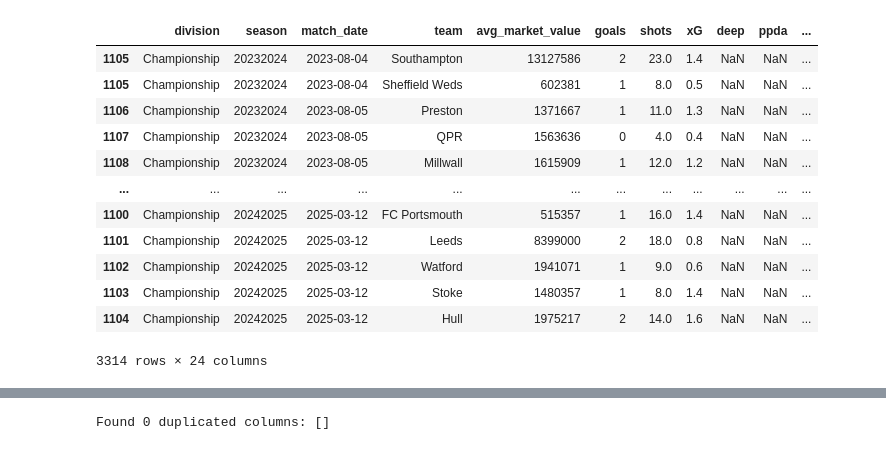
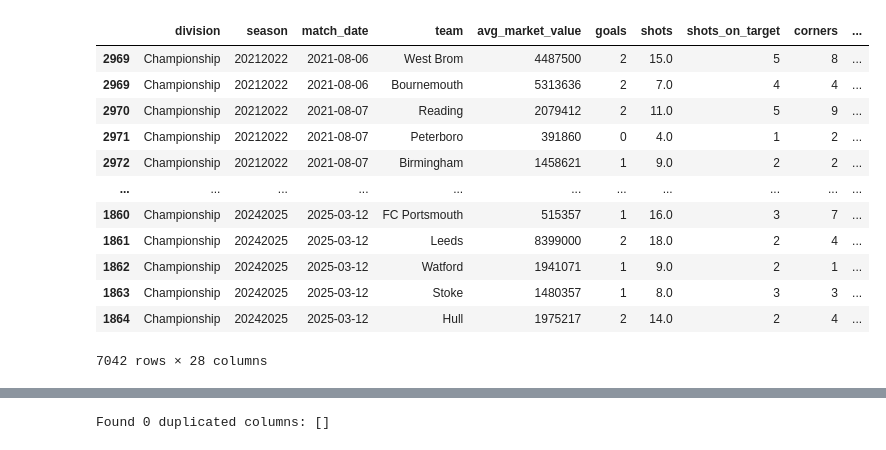
Before and after one commit to louis-porter/team-eval, a Jupyter notebook: ml/xgboost_model.ipynb, the cells around one changed output, grey strips where cells are left out. Saved outputs shown, nothing was run; the diff lists cells and outputs as text; code cells hidden in the pictures.

```diff
--- a/ml/xgboost_model.ipynb
+++ b/ml/xgboost_model.ipynb
@@ -33,7 +33,7 @@ def fetch_data(division, season):
         return pd.DataFrame()
 
 # Fetch data for all combinations
-seasons = ['2024_2025', '2023_2024']
+seasons = ['2024_2025', '2023_2024', '2022_2023', '2021_2022']
 divisions = ['Premier League', 'Championship']
 dataframes = []
 
@@ -68,42 +68,44 @@ df
 # %%
 # Separates out the home vs away and allows every team to have an individual row of data. Allows us to feature engineer home effect easier.
 home_df = df[["division", "season", "match_date",
-             "home_team", "home_avg_market_value", "home_goals", "home_shots", "home_xgoals",  "home_deep", "home_ppda", "home_red",
-             "away_team", "away_avg_market_value", "away_goals", "away_shots", "away_xgoals", "away_deep", "away_ppda", "away_red",
+             "home_team", "home_avg_market_value", "home_goals", "home_shots", "home_shots_on_target", "home_corners", "home_xgoals", "home_deep", "home_ppda", "home_red",
+             "away_team", "away_avg_market_value", "away_goals", "away_shots", "away_shots_on_target", "away_corners", "away_xgoals", "away_deep", "away_ppda", "away_red",
               "bet365_home_odds", "bet365_draw_odds", "bet365_away_odds"]].copy()
 home_df["home?"] = 1
 home_df = home_df.rename(columns={"home_team":"team", "home_avg_market_value":"avg_market_value", "home_goals":"goals",
-             "home_shots":"shots", "home_xgoals":"xG",  "home_deep":"deep", "home_ppda":"ppda", "home_red": "red",
+             "home_shots":"shots", "home_shots_on_target":"shots_on_target", "home_corners":"corners", "home_xgoals":"xG", "home_deep":"deep", "home_ppda":"ppda", "home_red": "red",
              "away_team":"opponent_team", "away_avg_market_value":"opponent_avg_market_value", "away_goals":"opponent_goals",
-             "away_shots": "opponent_shots", "away_xgoals": "opponent_xG", "away_deep":"opponent_deep", "away_ppda":"opponent_ppda", "away_red": "opponent_red"})
+             "away_shots": "opponent_shots", "away_shots_on_target":"opponent_shots_on_target", "away_corners":"opponent_corners", "away_xgoals": "opponent_xG",
+             "away_deep":"opponent_deep", "away_ppda":"opponent_ppda", "away_red": "opponent_red"})
 
 away_df = df[["division", "season", "match_date",
-                "away_team", "away_avg_market_value", "away_goals", "away_shots", "away_xgoals",  "away_deep", "away_ppda", "away_red",
-                "home_team", "home_avg_market_value", "home_goals", "home_shots", "home_xgoals", "home_deep", "home_ppda", "home_red",
+                "away_team", "away_avg_market_value", "away_goals", "away_shots", "away_shots_on_target", "away_corners", "away_xgoals", "away_deep", "away_ppda", "away_red",
+                "home_team", "home_avg_market_value", "home_goals", "home_shots", "home_shots_on_target", "home_corners", "home_xgoals", "home_deep", "home_ppda", "home_red",
                  "bet365_home_odds", "bet365_draw_odds", "bet365_away_odds"]].copy()
 away_df["home?"] = 0
 away_df = away_df.rename(columns={"away_team":"team", "away_avg_market_value":"avg_market_value", "away_goals":"goals",
-             "away_shots":"shots", "away_xgoals":"xG", "away_deep":"deep", "away_ppda":"ppda", "away_red": "red",
+             "away_shots":"shots", "away_shots_on_target":"shots_on_target", "away_corners":"corners", "away_xgoals":"xG", "away_deep":"deep", "away_ppda":"ppda", "away_red": "red",
              "home_team":"opponent_team", "home_avg_market_value":"opponent_avg_market_value", "home_goals":"opponent_goals",
-             "home_shots": "opponent_shots", "home_xgoals": "opponent_xG", "home_deep":"opponent_deep", "home_ppda":"opponent_ppda", "home_red": "opponent_red"})
+             "home_shots": "opponent_shots", "home_shots_on_target":"opponent_shots_on_target", "home_corners":"opponent_corners", "home_xgoals": "opponent_xG",
+             "home_deep":"opponent_deep", "home_ppda":"opponent_ppda", "home_red": "opponent_red"})
 
 df = pd.concat([away_df, home_df])
 df["prem?"] = df["division"].apply(lambda x: 1 if x == "Premier League" else 0)
 df.sort_values(["match_date", "division"], inplace=True)
 
 df
 # %% [output]
-|  | division | season | match_date | team | avg_market_value | goals | shots | xG | deep | ppda | ... |
-| 1105 | Championship | 20232024 | 2023-08-04 | Southampton | 13127586 | 2 | 23.0 | 1.4 | NaN | NaN | ... |
-| 1105 | Championship | 20232024 | 2023-08-04 | Sheffield Weds | 602381 | 1 | 8.0 | 0.5 | NaN | NaN | ... |
-| 1106 | Championship | 20232024 | 2023-08-05 | Preston | 1371667 | 1 | 11.0 | 1.3 | NaN | NaN | ... |
-| 1107 | Championship | 20232024 | 2023-08-05 | QPR | 1563636 | 0 | 4.0 | 0.4 | NaN | NaN | ... |
-| 1108 | Championship | 20232024 | 2023-08-05 | Millwall | 1615909 | 1 | 12.0 | 1.2 | NaN | NaN | ... |
-| ... | ... | ... | ... | ... | ... | ... | ... | ... | ... | ... | ... |
-| 1100 | Championship | 20242025 | 2025-03-12 | FC Portsmouth | 515357 | 1 | 16.0 | 1.4 | NaN | NaN | ... |
-| 1101 | Championship | 20242025 | 2025-03-12 | Leeds | 8399000 | 2 | 18.0 | 0.8 | NaN | NaN | ... |
-| 1102 | Championship | 20242025 | 2025-03-12 | Watford | 1941071 | 1 | 9.0 | 0.6 | NaN | NaN | ... |
-| 1103 | Championship | 20242025 | 2025-03-12 | Stoke | 1480357 | 1 | 8.0 | 1.4 | NaN | NaN | ... |
-| 1104 | Championship | 20242025 | 2025-03-12 | Hull | 1975217 | 2 | 14.0 | 1.6 | NaN | NaN | ... |
+|  | division | season | match_date | team | avg_market_value | goals | shots | shots_on_target | corners | ... |
+| 2969 | Championship | 20212022 | 2021-08-06 | West Brom | 4487500 | 2 | 15.0 | 5 | 8 | ... |
+| 2969 | Championship | 20212022 | 2021-08-06 | Bournemouth | 5313636 | 2 | 7.0 | 4 | 4 | ... |
+| 2970 | Championship | 20212022 | 2021-08-07 | Reading | 2079412 | 2 | 11.0 | 5 | 9 | ... |
+| 2971 | Championship | 20212022 | 2021-08-07 | Peterboro | 391860 | 0 | 4.0 | 1 | 2 | ... |
+| 2972 | Championship | 20212022 | 2021-08-07 | Birmingham | 1458621 | 1 | 9.0 | 2 | 2 | ... |
+| ... | ... | ... | ... | ... | ... | ... | ... | ... | ... | ... |
+| 1860 | Championship | 20242025 | 2025-03-12 | FC Portsmouth | 515357 | 1 | 16.0 | 3 | 7 | ... |
+| 1861 | Championship | 20242025 | 2025-03-12 | Leeds | 8399000 | 2 | 18.0 | 2 | 4 | ... |
+| 1862 | Championship | 20242025 | 2025-03-12 | Watford | 1941071 | 1 | 9.0 | 2 | 1 | ... |
+| 1863 | Championship | 20242025 | 2025-03-12 | Stoke | 1480357 | 1 | 8.0 | 3 | 3 | ... |
+| 1864 | Championship | 20242025 | 2025-03-12 | Hull | 1975217 | 2 | 14.0 | 2 | 4 | ... |
-3314 rows × 24 columns
+7042 rows × 28 columns
 # %%
```
Also changed, not shown: parts of 12 cells of this notebook.
